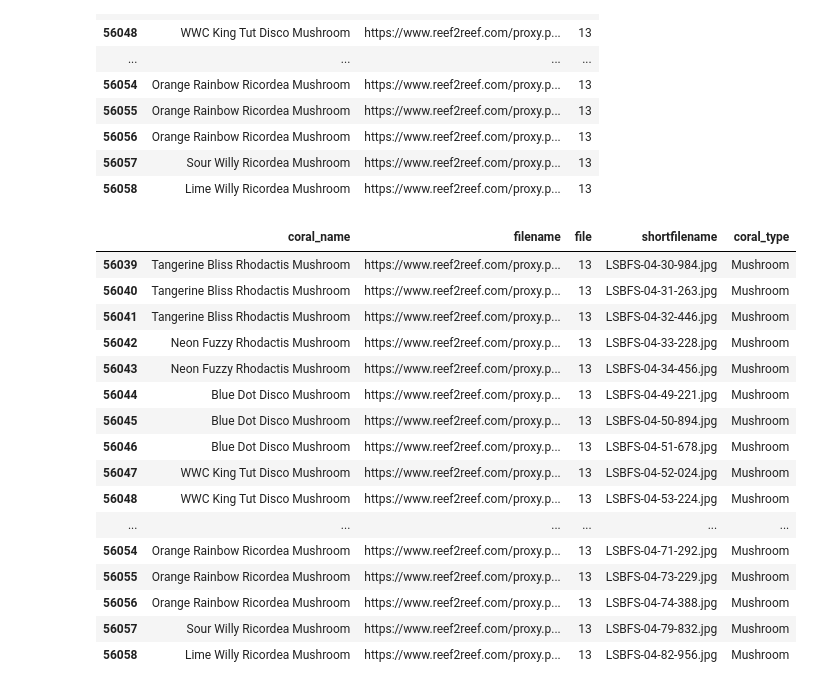
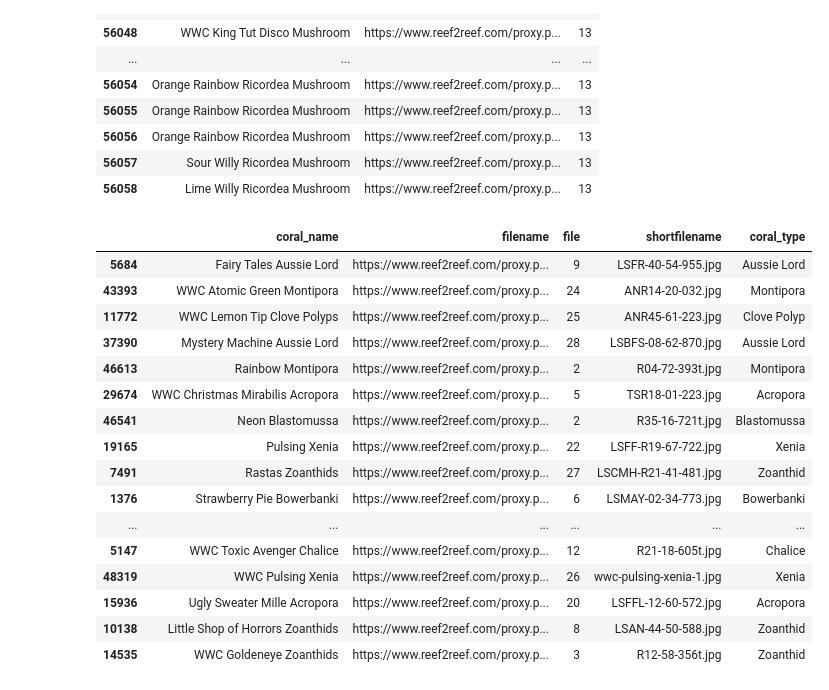
Before and after one commit to Frizzles7/coral_id, a Jupyter notebook: coral_names_cleanup.ipynb, the cells around one changed output. Drawn from its saved outputs; the diff is of its cells as text; code cells hidden in the pictures.

Commit message:
extend mappings to include more names

```diff
--- a/coral_names_cleanup.ipynb
+++ b/coral_names_cleanup.ipynb
@@ -6,6 +6,8 @@ I have multiple csv files containing the coral name and the corresponding file n
 import pandas as pd
 import os
 import re
+# %%
+pd.set_option('display.max_rows', None)
 # %%
 filepath = './coral_names'
 filelist = os.listdir(filepath)
@@ -56,24 +138,25 @@ coral_mapping = {
 # %%
 # apply the mapping to get a standardized coral type
 df['coral_type'] = df['coral_name'].replace(coral_mapping, regex=True)
+df['coral_type'] = df['coral_type'].replace(mushroom_mapping, regex=True)
 # %%
-df.tail(20)
+df.sample(20, random_state=8)
 # %% [output]
 |  | coral_name | filename | file | shortfilename | coral_type |
-| 56039 | Tangerine Bliss Rhodactis Mushroom | https://www.reef2reef.com/proxy.p... | 13 | LSBFS-04-30-984.jpg | Mushroom |
-| 56040 | Tangerine Bliss Rhodactis Mushroom | https://www.reef2reef.com/proxy.p... | 13 | LSBFS-04-31-263.jpg | Mushroom |
-| 56041 | Tangerine Bliss Rhodactis Mushroom | https://www.reef2reef.com/proxy.p... | 13 | LSBFS-04-32-446.jpg | Mushroom |
-| 56042 | Neon Fuzzy Rhodactis Mushroom | https://www.reef2reef.com/proxy.p... | 13 | LSBFS-04-33-228.jpg | Mushroom |
-| 56043 | Neon Fuzzy Rhodactis Mushroom | https://www.reef2reef.com/proxy.p... | 13 | LSBFS-04-34-456.jpg | Mushroom |
-| 56044 | Blue Dot Disco Mushroom | https://www.reef2reef.com/proxy.p... | 13 | LSBFS-04-49-221.jpg | Mushroom |
-| 56045 | Blue Dot Disco Mushroom | https://www.reef2reef.com/proxy.p... | 13 | LSBFS-04-50-894.jpg | Mushroom |
-| 56046 | Blue Dot Disco Mushroom | https://www.reef2reef.com/proxy.p... | 13 | LSBFS-04-51-678.jpg | Mushroom |
-| 56047 | WWC King Tut Disco Mushroom | https://www.reef2reef.com/proxy.p... | 13 | LSBFS-04-52-024.jpg | Mushroom |
-| 56048 | WWC King Tut Disco Mushroom | https://www.reef2reef.com/proxy.p... | 13 | LSBFS-04-53-224.jpg | Mushroom |
+| 5684 | Fairy Tales Aussie Lord | https://www.reef2reef.com/proxy.p... | 9 | LSFR-40-54-955.jpg | Aussie Lord |
+| 43393 | WWC Atomic Green Montipora | https://www.reef2reef.com/proxy.p... | 24 | ANR14-20-032.jpg | Montipora |
+| 11772 | WWC Lemon Tip Clove Polyps | https://www.reef2reef.com/proxy.p... | 25 | ANR45-61-223.jpg | Clove Polyp |
+| 37390 | Mystery Machine Aussie Lord | https://www.reef2reef.com/proxy.p... | 28 | LSBFS-08-62-870.jpg | Aussie Lord |
+| 46613 | Rainbow Montipora | https://www.reef2reef.com/proxy.p... | 2 | R04-72-393t.jpg | Montipora |
+| 29674 | WWC Christmas Mirabilis Acropora | https://www.reef2reef.com/proxy.p... | 5 | TSR18-01-223.jpg | Acropora |
+| 46541 | Neon Blastomussa | https://www.reef2reef.com/proxy.p... | 2 | R35-16-721t.jpg | Blastomussa |
+| 19165 | Pulsing Xenia | https://www.reef2reef.com/proxy.p... | 22 | LSFF-R19-67-722.jpg | Xenia |
+| 7491 | Rastas Zoanthids | https://www.reef2reef.com/proxy.p... | 27 | LSCMH-R21-41-481.jpg | Zoanthid |
+| 1376 | Strawberry Pie Bowerbanki | https://www.reef2reef.com/proxy.p... | 6 | LSMAY-02-34-773.jpg | Bowerbanki |
 | ... | ... | ... | ... | ... | ... |
-| 56054 | Orange Rainbow Ricordea Mushroom | https://www.reef2reef.com/proxy.p... | 13 | LSBFS-04-71-292.jpg | Mushroom |
-| 56055 | Orange Rainbow Ricordea Mushroom | https://www.reef2reef.com/proxy.p... | 13 | LSBFS-04-73-229.jpg | Mushroom |
-| 56056 | Orange Rainbow Ricordea Mushroom | https://www.reef2reef.com/proxy.p... | 13 | LSBFS-04-74-388.jpg | Mushroom |
-| 56057 | Sour Willy Ricordea Mushroom | https://www.reef2reef.com/proxy.p... | 13 | LSBFS-04-79-832.jpg | Mushroom |
-| 56058 | Lime Willy Ricordea Mushroom | https://www.reef2reef.com/proxy.p... | 13 | LSBFS-04-82-956.jpg | Mushroom |
+| 5147 | WWC Toxic Avenger Chalice | https://www.reef2reef.com/proxy.p... | 12 | R21-18-605t.jpg | Chalice |
+| 48319 | WWC Pulsing Xenia | https://www.reef2reef.com/proxy.p... | 26 | wwc-pulsing-xenia-1.jpg | Xenia |
+| 15936 | Ugly Sweater Mille Acropora | https://www.reef2reef.com/proxy.p... | 20 | LSFFL-12-60-572.jpg | Acropora |
+| 10138 | Little Shop of Horrors Zoanthids | https://www.reef2reef.com/proxy.p... | 8 | LSAN-44-50-588.jpg | Zoanthid |
+| 14535 | WWC Goldeneye Zoanthids | https://www.reef2reef.com/proxy.p... | 3 | R12-58-356t.jpg | Zoanthid |
 # %%
```
Also changed, not shown: parts of 3 cells of this notebook.
